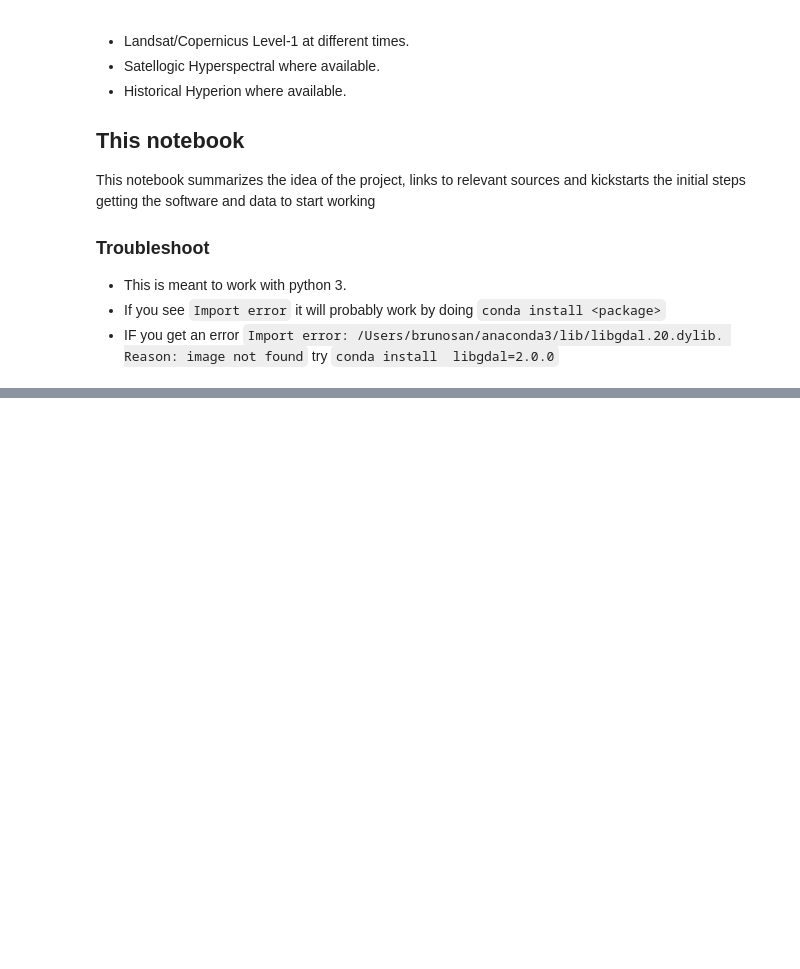
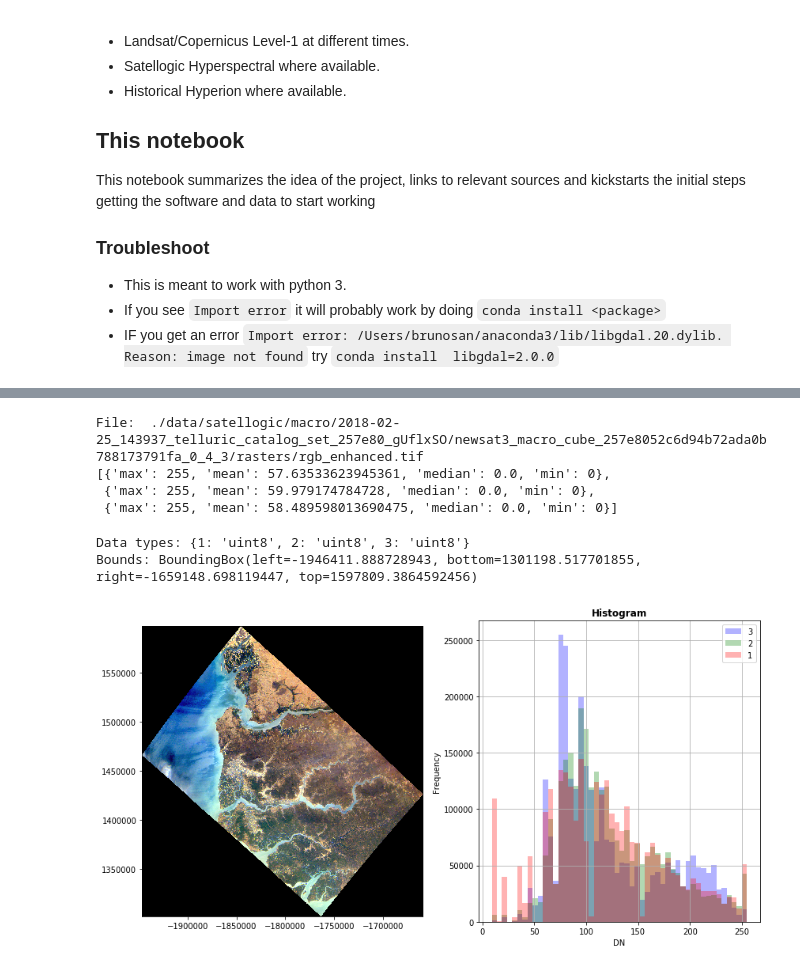
Before and after one commit to satellogic/open-impact, a Jupyter notebook: gambia/Gambia.ipynb, the cells around one changed output, grey strips where cells are left out. Drawn from its saved outputs; the diff is of its cells as text; code cells hidden in the pictures; blank space fills up the shorter version.

Commit message:
Addiung how to read, plot and downsample
WIP masking a RoI

```diff
--- a/gambia/Gambia.ipynb
+++ b/gambia/Gambia.ipynb
@@ -30,10 +41,10 @@ This notebook summarizes the idea of the project, links to relevant sources and
 # %%
 import os
 
-hypercube_folder="./data/macro/2018-02-25_143937_telluric_catalog_set_257e80_gUflxSO/newsat3_macro_cube_257e8052c6d94b72ada0b788173791fa_0_4_3/rasters/"
+hypercube_folder="./data/satellogic/macro/2018-02-25_143937_telluric_catalog_set_257e80_gUflxSO/newsat3_macro_cube_257e8052c6d94b72ada0b788173791fa_0_4_3/rasters/"
 files=os.listdir(hypercube_folder)
 
-rgb_file=[x for x in files if 'rgb' in x]
+rgb_file=[x for x in files if 'rgb' in x][0]
 hfiles=[x for x in files if 'Hyper' in x]
 
 print("RGB file: %s. Number of Spectral bands: %i" % (rgb_file,len(hfiles)))
@@ -61,0 +53,30 @@ ImportError: dlopen(/Users/brunosan/anaconda3/lib/python3.6/site-packages/osgeo/
+# %%
+import rasterio
+import numpy as np
+from pprint import pprint
+
+path = hypercube_folder+rgb_file
+with rasterio.open(path) as src:
+    array = src.read()
+
+stats = []
+for band in array:
+    stats.append({
+        'min': band.min(),
+        'mean': band.mean(),
+        'median': np.median(band),
+        'max': band.max()})
+print("File: ",path)
+pprint(stats)
+# %% [output]
+File:  ./data/satellogic/macro/2018-02-25_143937_telluric_catalog_set_257e80_gUflxSO/newsat3_macro_cube_257e8052c6d94b72ada0b788173791fa_0_4_3/rasters/rgb_enhanced.tif
+[{'max': 255, 'mean': 57.63533623945361, 'median': 0.0, 'min': 0},
+ {'max': 255, 'mean': 59.979174784728, 'median': 0.0, 'min': 0},
+ {'max': 255, 'mean': 58.489598013690475, 'median': 0.0, 'min': 0}]
+# %%
+dataset = rasterio.open(path)
+print("Data types:",{i: dtype for i, dtype in zip(dataset.indexes, dataset.dtypes)})
+print("Bounds:",dataset.bounds)
+# %% [output]
+Data types: {1: 'uint8', 2: 'uint8', 3: 'uint8'}
+Bounds: BoundingBox(left=-1946411.888728943, bottom=1301198.517701855, right=-1659148.698119447, top=1597809.3864592456)
@@ -61,0 +130,16 @@ ImportError: dlopen(/Users/brunosan/anaconda3/lib/python3.6/site-packages/osgeo/
+# %%
+#quick overall plot
+%matplotlib inline
+
+from matplotlib import pyplot
+from rasterio.plot import show
+from rasterio.plot import show_hist
+
+with rasterio.open(resampled_path) as resampled:
+ fig, (axrgb, axhist) = pyplot.subplots(1, 2, figsize=(14,7))
+ show(resampled, ax=axrgb)
+ show_hist(resampled, bins=50, histtype='stepfilled',
+          lw=0.0, stacked=False, alpha=0.3, ax=axhist)
+ pyplot.show()
+# %% [output]
+[figure, added]
```
Also changed, not shown: parts of 9 cells of this notebook.
